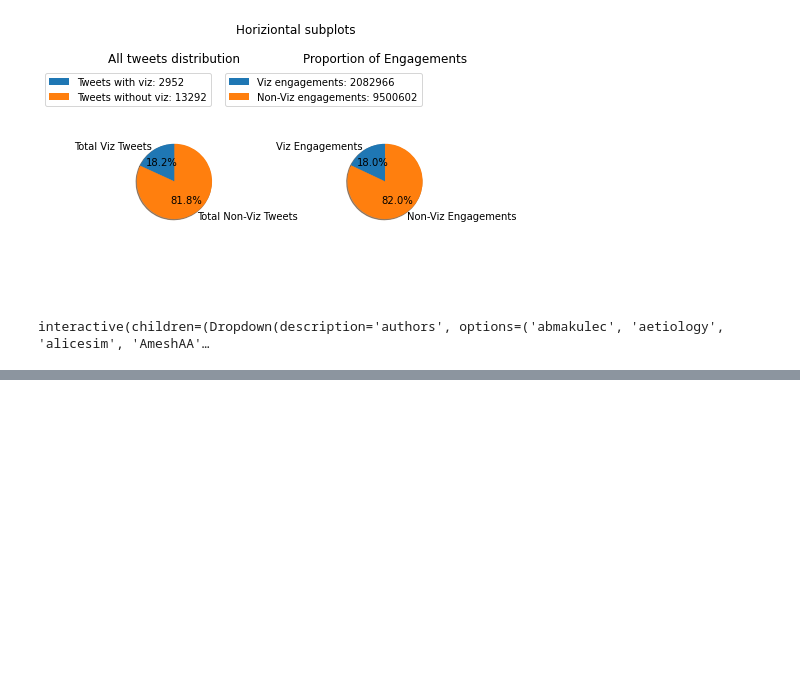
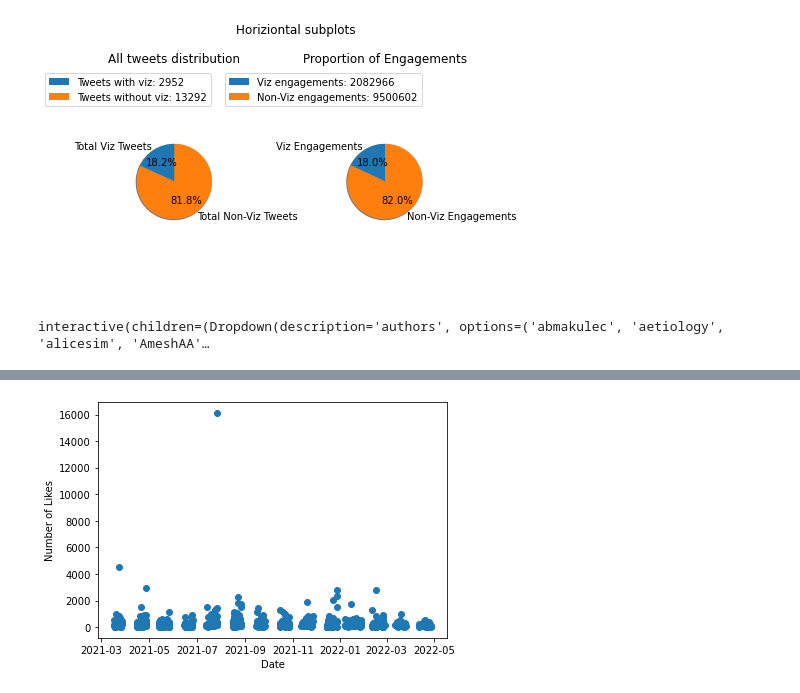
Before and after one commit to kasumbarobert/cse557a-research-project, a Jupyter notebook: dashboard_and_viz_tests.ipynb, the cells around one changed output, grey strips where cells are left out. Saved outputs shown, nothing was run; the diff lists cells and outputs as text; code cells hidden in the pictures; blank space fills up the shorter version.

```diff
--- a/dashboard_and_viz_tests.ipynb
+++ b/dashboard_and_viz_tests.ipynb
@@ -340,18 +378,20 @@ interactive(children=(Dropdown(description='authors', options=('abmakulec', 'aet
 # %%
-# # Plot scatter
+# Plot scatter
 
-# plt.scatter(test_df.index, test_df["likes"])
+plt.scatter(test_df.index, test_df["likes"])
 
-# # Labelling
+# Labelling
 
-# plt.xlabel("Date")
-# plt.ylabel("Number of Likes")
+plt.xlabel("Date")
+plt.ylabel("Number of Likes")
 
-# # Auto space
+# Auto space
 
-# plt.tight_layout()
+plt.tight_layout()
 
-# # Display
+# Display
 
 
-# plt.show()
+plt.show()
+# %% [output]
+[figure, added]
```
Also changed, not shown: parts of 22 cells of this notebook.
